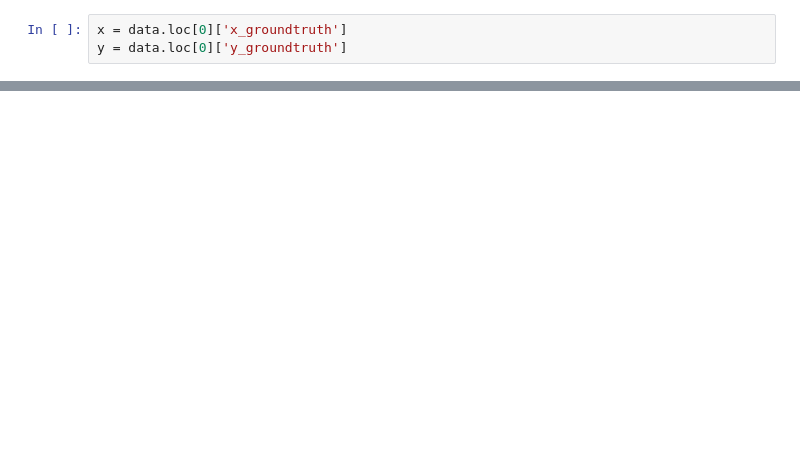
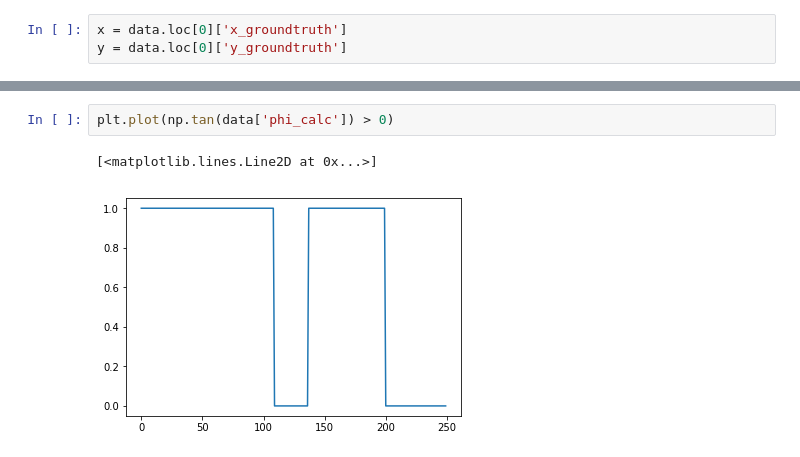
Before and after one commit to tindandelion/carnd-extended-kalman-filter-p6, a Jupyter notebook: data_experiment.ipynb, the cells around one changed output, grey strips where cells are left out. Cells and saved outputs as stored; diff of their text form; blank space fills up the shorter version.

```diff
--- a/data_experiment.ipynb
+++ b/data_experiment.ipynb
@@ -57,0 +62,5 @@ math.pi
+# %%
+plt.plot(np.tan(data['phi_calc']) > 0)
+# %% [output]
+[<matplotlib.lines.Line2D at 0x...>]
+[figure, added]
```
Also changed, not shown: parts of 10 cells of this notebook, 4 other files.
